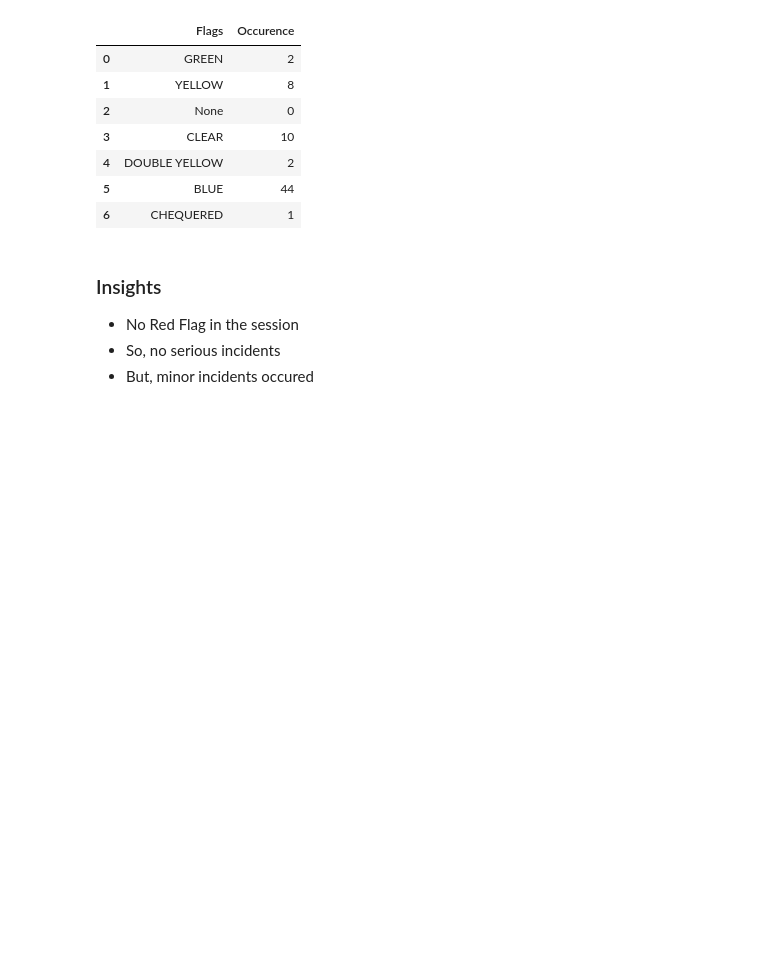
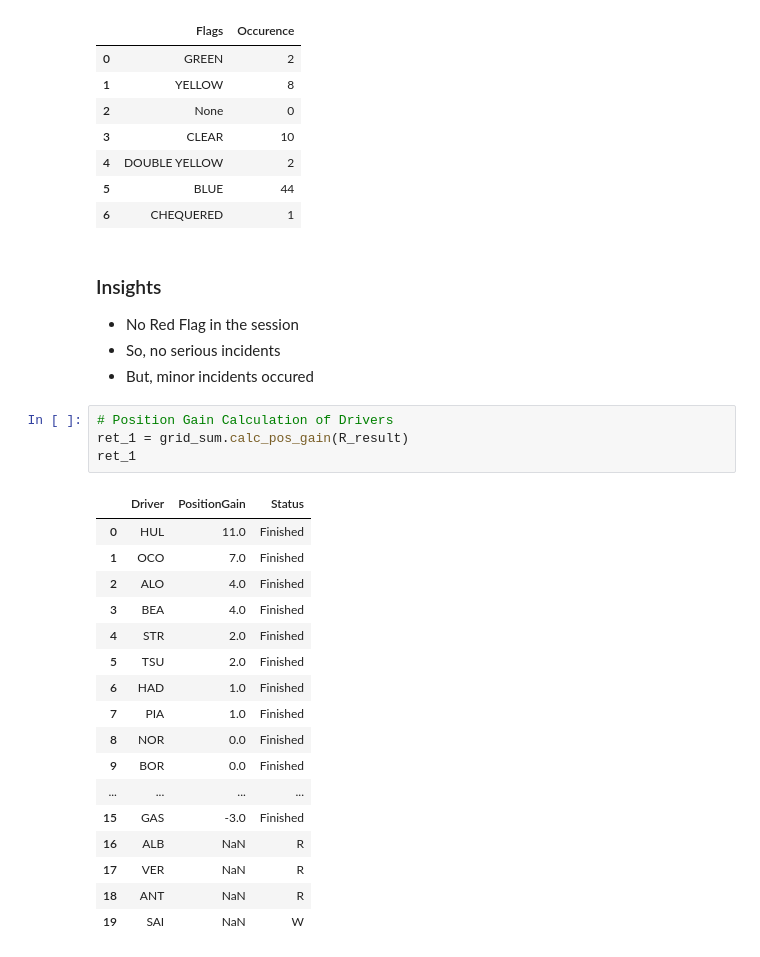
Before and after one commit to Mohandas-KJ/Slipstream-F1, a Jupyter notebook: 2026_Austria_GP/notebooks/01_results_and_laps.ipynb, the cells around one changed output. Cells and saved outputs as stored; diff of their text form; blank space fills up the shorter version.

Commit message:
Add position gain calculation for drivers in race results analysis

```diff
--- a/2026_Austria_GP/notebooks/01_results_and_laps.ipynb
+++ b/2026_Austria_GP/notebooks/01_results_and_laps.ipynb
@@ -306,3 +308,25 @@ track_history
 - No Red Flag in the session
 - So, no serious incidents
 - But, minor incidents occured
+# %%
+# Position Gain Calculation of Drivers
+ret_1 = grid_sum.calc_pos_gain(R_result)
+ret_1
+# %% [output]
+|  | Driver | PositionGain | Status |
+| 0 | HUL | 11.0 | Finished |
+| 1 | OCO | 7.0 | Finished |
+| 2 | ALO | 4.0 | Finished |
+| 3 | BEA | 4.0 | Finished |
+| 4 | STR | 2.0 | Finished |
+| 5 | TSU | 2.0 | Finished |
+| 6 | HAD | 1.0 | Finished |
+| 7 | PIA | 1.0 | Finished |
+| 8 | NOR | 0.0 | Finished |
+| 9 | BOR | 0.0 | Finished |
+| ... | ... | ... | ... |
+| 15 | GAS | -3.0 | Finished |
+| 16 | ALB | NaN | R |
+| 17 | VER | NaN | R |
+| 18 | ANT | NaN | R |
+| 19 | SAI | NaN | W |
```
Also changed, not shown: parts of 1 cell of this notebook, 1 other file.
